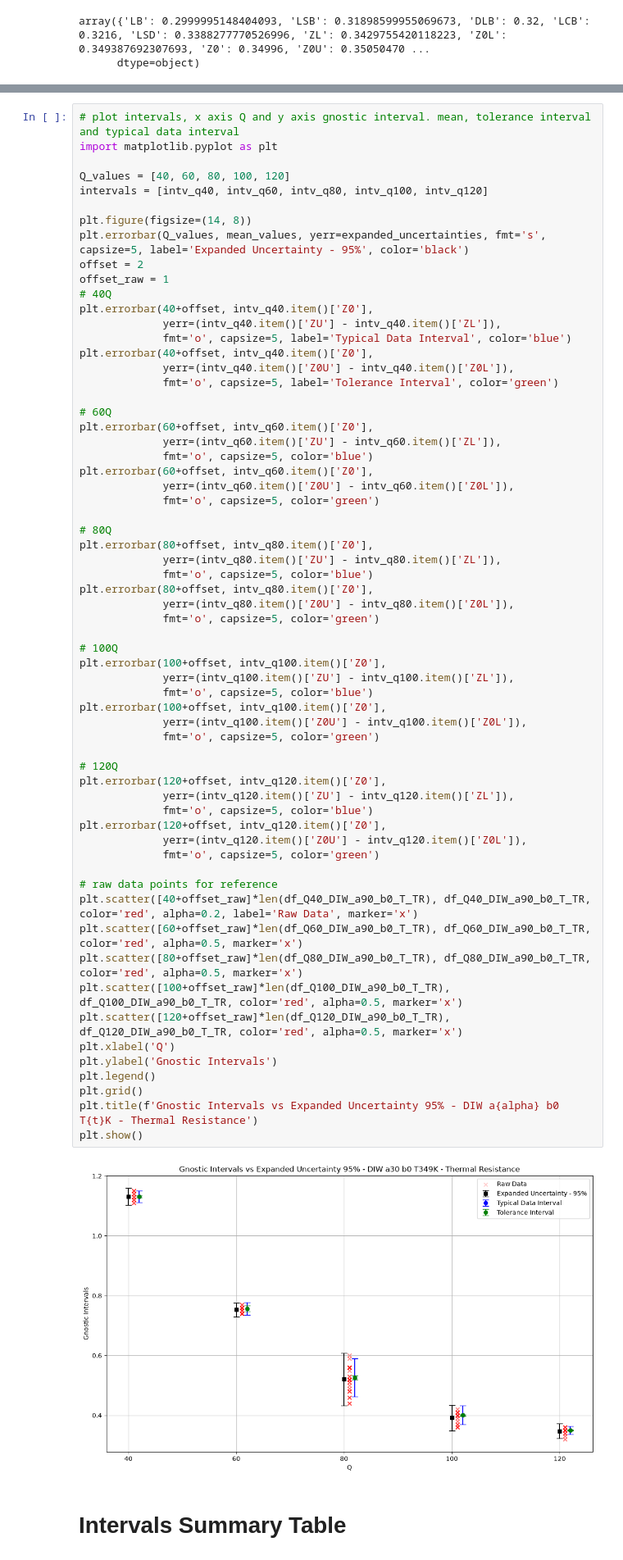
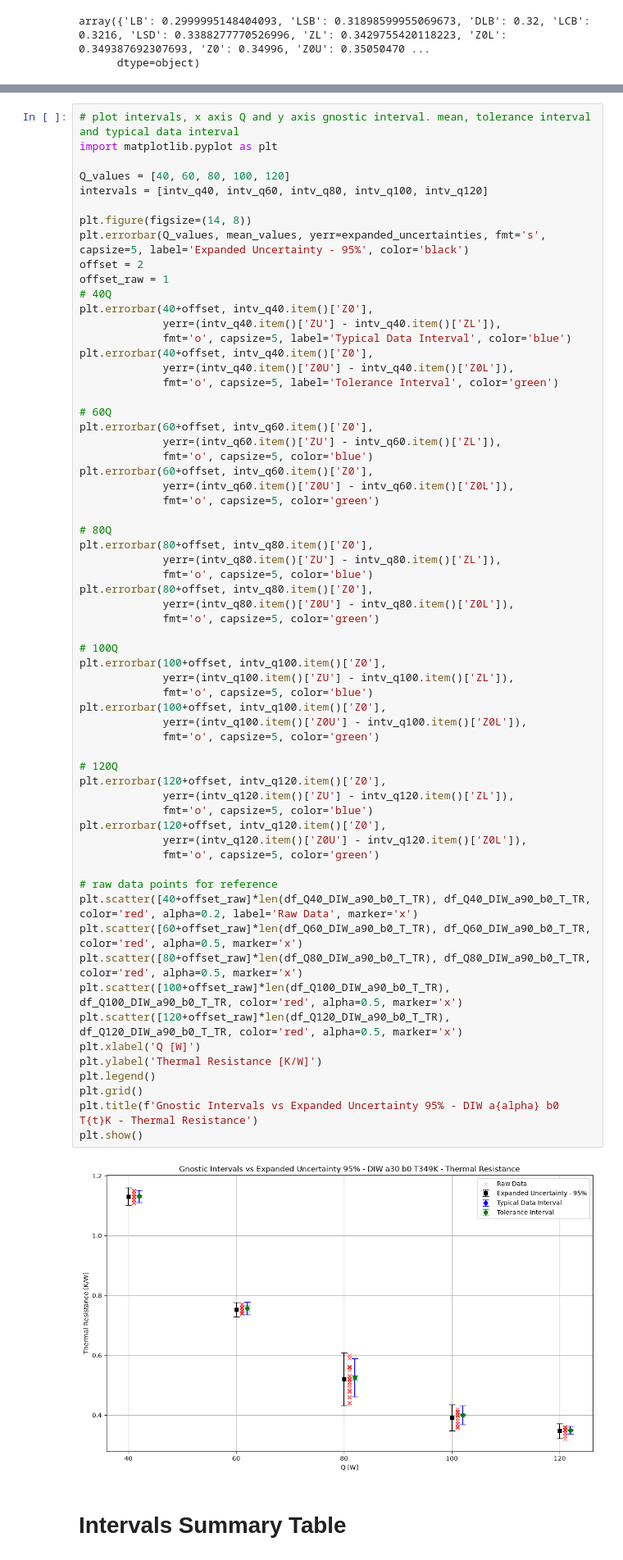
Before and after one commit to nirmalparmarphd/machinegnostics-clphp, a Jupyter notebook: src/clphp_a30.ipynb, the cells around one changed output, grey strips where cells are left out. Shown at 82% size. Cells and saved outputs as stored; diff of their text form.

```diff
--- a/src/clphp_a30.ipynb
+++ b/src/clphp_a30.ipynb
@@ -309,36 +309,36 @@ plt.errorbar(80+offset, intv_q80.item()['Z0'],
              yerr=(intv_q80.item()['Z0U'] - intv_q80.item()['Z0L']),
              fmt='o', capsize=5, color='green')
 
 # 100Q
 plt.errorbar(100+offset, intv_q100.item()['Z0'],
              yerr=(intv_q100.item()['ZU'] - intv_q100.item()['ZL']),
              fmt='o', capsize=5, color='blue')
 plt.errorbar(100+offset, intv_q100.item()['Z0'],
              yerr=(intv_q100.item()['Z0U'] - intv_q100.item()['Z0L']),
              fmt='o', capsize=5, color='green')
 
 # 120Q
 plt.errorbar(120+offset, intv_q120.item()['Z0'],
              yerr=(intv_q120.item()['ZU'] - intv_q120.item()['ZL']),
              fmt='o', capsize=5, color='blue')
 plt.errorbar(120+offset, intv_q120.item()['Z0'],
              yerr=(intv_q120.item()['Z0U'] - intv_q120.item()['Z0L']),
              fmt='o', capsize=5, color='green')
 
 # raw data points for reference
 plt.scatter([40+offset_raw]*len(df_Q40_DIW_a90_b0_T_TR), df_Q40_DIW_a90_b0_T_TR, color='red', alpha=0.2, label='Raw Data', marker='x')
 plt.scatter([60+offset_raw]*len(df_Q60_DIW_a90_b0_T_TR), df_Q60_DIW_a90_b0_T_TR, color='red', alpha=0.5, marker='x')
 plt.scatter([80+offset_raw]*len(df_Q80_DIW_a90_b0_T_TR), df_Q80_DIW_a90_b0_T_TR, color='red', alpha=0.5, marker='x')
 plt.scatter([100+offset_raw]*len(df_Q100_DIW_a90_b0_T_TR), df_Q100_DIW_a90_b0_T_TR, color='red', alpha=0.5, marker='x')
 plt.scatter([120+offset_raw]*len(df_Q120_DIW_a90_b0_T_TR), df_Q120_DIW_a90_b0_T_TR, color='red', alpha=0.5, marker='x')
-plt.xlabel('Q')
-plt.ylabel('Gnostic Intervals')
+plt.xlabel('Q [W]')
+plt.ylabel('Thermal Resistance [K/W]')
 plt.legend()
 plt.grid()
 plt.title(f'Gnostic Intervals vs Expanded Uncertainty 95% - DIW a{alpha} b0 T{t}K - Thermal Resistance')
 plt.show()
 # %% [output]
-[figure, old version]
+[figure, new version]
 # %% [markdown]
 # Intervals Summary Table
 # %%
```
Also changed, not shown: parts of 2 cells of this notebook, 10 other files.
